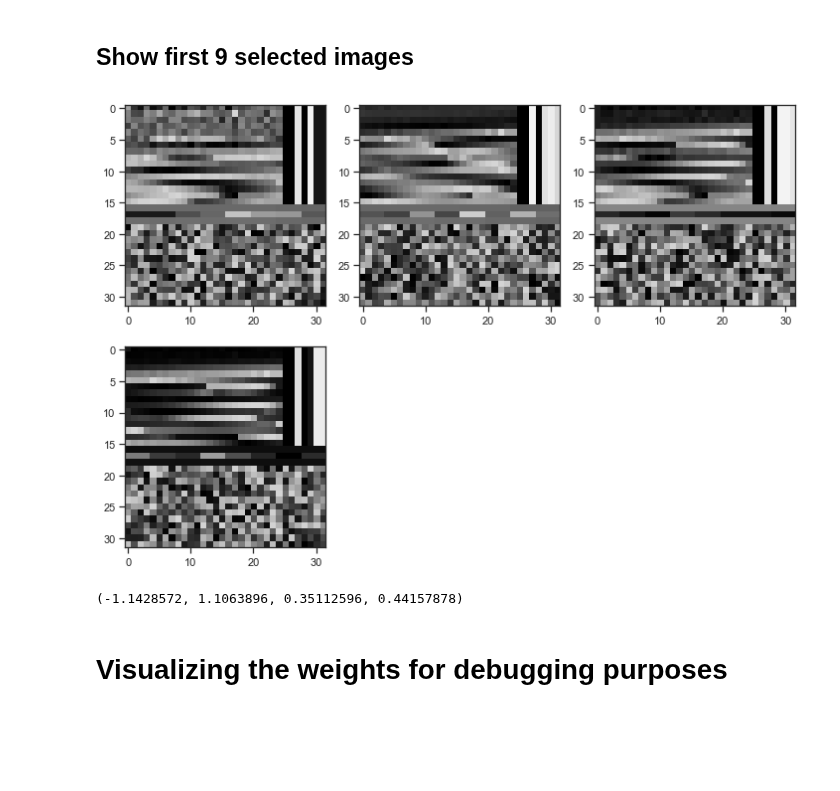
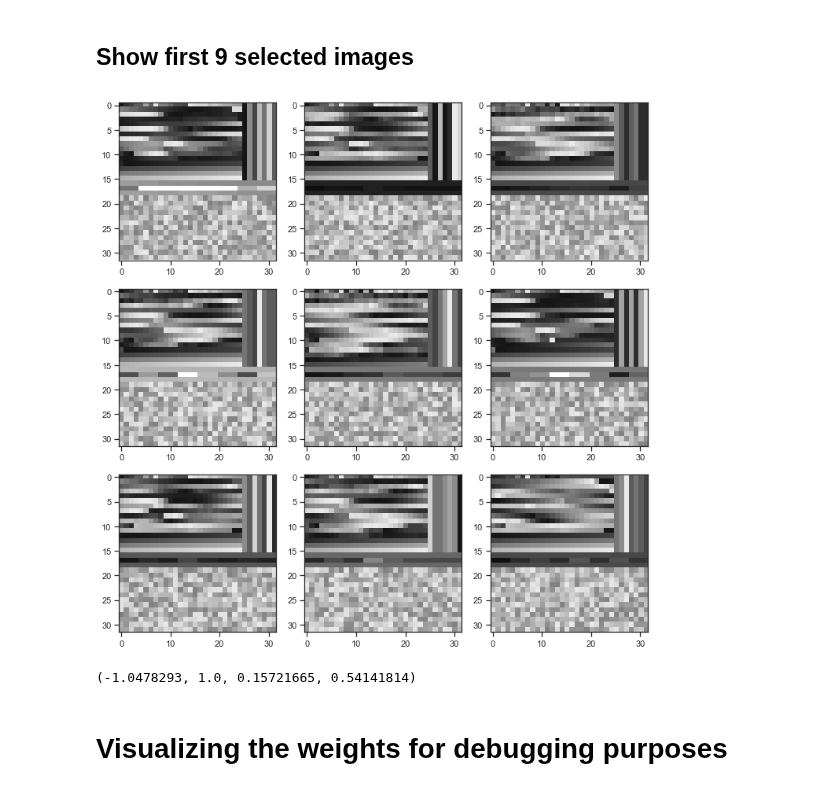
Before and after one commit to deKeijzer/SRON-DCGAN, a Jupyter notebook: notebooks/inpainting.ipynb, the cells around one changed output. Drawn from its saved outputs; the diff is of its cells as text; code cells hidden in the pictures; blank space fills up the shorter version.

```diff
--- a/notebooks/inpainting.ipynb
+++ b/notebooks/inpainting.ipynb
@@ -48,8 +48,7 @@ selected_gpus = [3] # Number of GPUs available. Use 0 for CPU mode.
 # %%
 path = '/datb/16011015/ExoGAN_data/selection//' #notice how you dont put the last folder in here...
 
-images = np.load(path+'last_chunks_25_percent_images.npy').astype('float32')
-images = images[:4] # select first ... images
+images = np.load(path+'last_chunks_25_percent_images_v3.npy').astype('float32')
 
 len(images)
 # %% [output]
@@ -102,8 +101,8 @@ netD = model.Discriminator(ngpu).eval().to(device)
 print('Loading weights...')
 try:
     # Load saved weights
-    netG.load_state_dict(torch.load('gan_data//weights//netG_state_dict0_v2_test', map_location=device)) #net.module..load_... for parallel model , net.load_... for single gpu model
-    netD.load_state_dict(torch.load('gan_data//weights//netD_state_dict0_v2_test', map_location=device))
+    netG.load_state_dict(torch.load('gan_data//weights//netG_state_dict0_v3_test', map_location=device)) #net.module..load_... for parallel model , net.load_... for single gpu model
+    netD.load_state_dict(torch.load('gan_data//weights//netD_state_dict0_v3_test', map_location=device))
 except:
     print('Could not load saved weights.')
     sys.exit()
@@ -146,7 +145,7 @@ for i in range(9):
     plt.subplot(3,3,i+1)
     #scaler = MinMaxScaler((0, 1.2))
     #img = scaler.fit_transform(img)
-    plt.imshow(img, cmap='gray', vmin=0, vmax=1.2)
+    plt.imshow(img, cmap='gray', vmin=-1.2, vmax=1.2)
     #plt.imshow(img, cmap='gray')
 
 plt.tight_layout()
@@ -177,20 +176,20 @@ for i,z_t in enumerate(z_tests):
 # %%
 plt.figure(figsize=(10,10))
 for i in range(9):
     try:
         img = images[i]
         plt.subplot(3,3,i+1)
-        plt.imshow(img[0, :, :], cmap='gray', vmin=0, vmax=1.2)
+        plt.imshow(img[0, :, :], cmap='gray', vmin=-1.2, vmax=1.2)
     except:
         pass
 
 plt.tight_layout()
 # %% [output]
-[figure, old version]
+[figure, new version]
 # %%
 img.min(), img.max(), img.mean(), img.std()
 # %% [output]
-(-1.1428572, 1.1063896, 0.35112596, 0.44157878)
+(-1.0478293, 1.0, 0.15721665, 0.54141814)
 # %% [markdown]
 # Visualizing the weights for debugging purposes
 # %%
```
Also changed, not shown: parts of 43 cells of this notebook, 12 other files.
